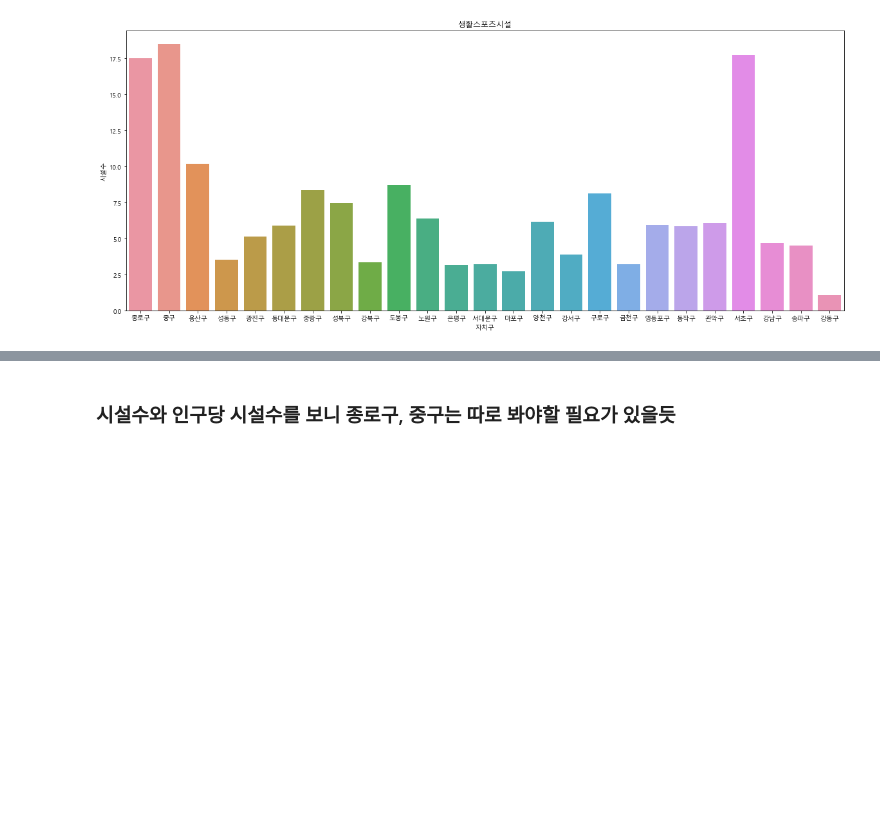
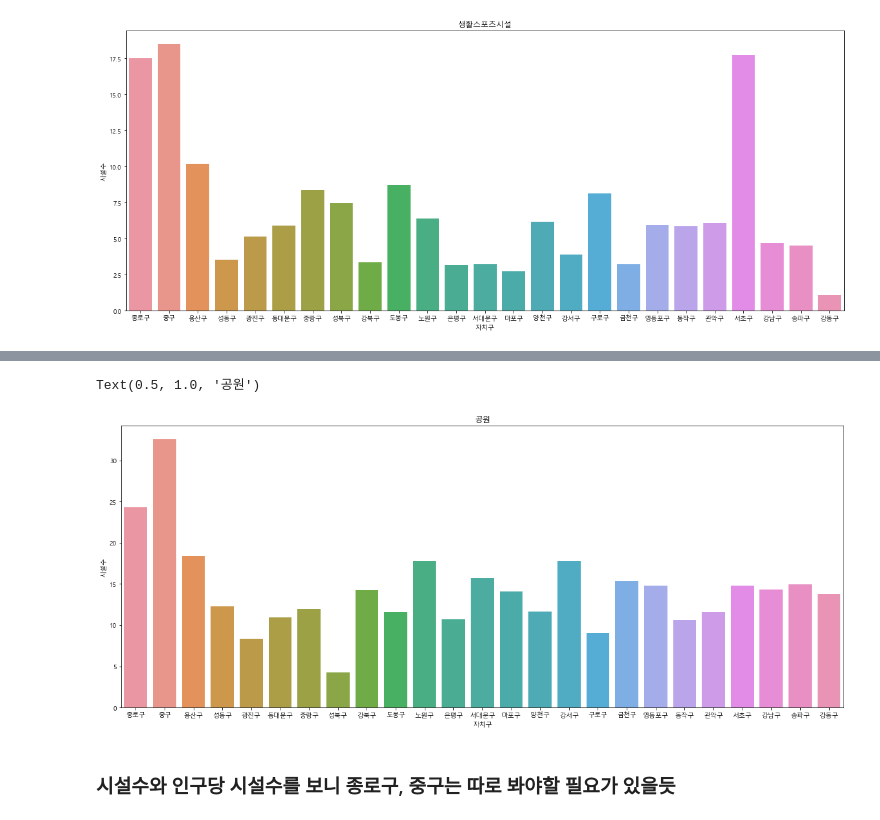
Before and after one commit to morateng/2023_Data_Campus, a Jupyter notebook: 데청캠 프로젝트 eda/data/문화예술체육소비시설_인구표준화.ipynb, the cells around one changed output, grey strips where cells are left out. Saved outputs shown, nothing was run; the diff lists cells and outputs as text; code cells hidden in the pictures; blank space fills up the shorter version.

```diff
--- a/데청캠 프로젝트 eda/data/문화예술체육소비시설_인구표준화.ipynb
+++ b/데청캠 프로젝트 eda/data/문화예술체육소비시설_인구표준화.ipynb
@@ -113,2 +123,12 @@ Text(0.5, 1.0, '생활스포츠시설')
+# %%
+df_seoul_공원 = df_seoul[df_seoul['MLSFC_NM'].str.contains('공원')]
+plt.figure(figsize = (20,8))
+sns.barplot(x='자치구', y='AREA_POPLTN_STDIZ_FCLTY_SCORE',data=df_seoul_공원)
+plt.xlabel('자치구')
+plt.ylabel('시설수')
+plt.title('공원')
+# %% [output]
+Text(0.5, 1.0, '공원')
+[figure, added]
 # %% [markdown]
 ### 시설수와 인구당 시설수를 보니 종로구, 중구는 따로 봐야할 필요가 있을듯
```
Also changed, not shown: parts of 1 cell of this notebook.
